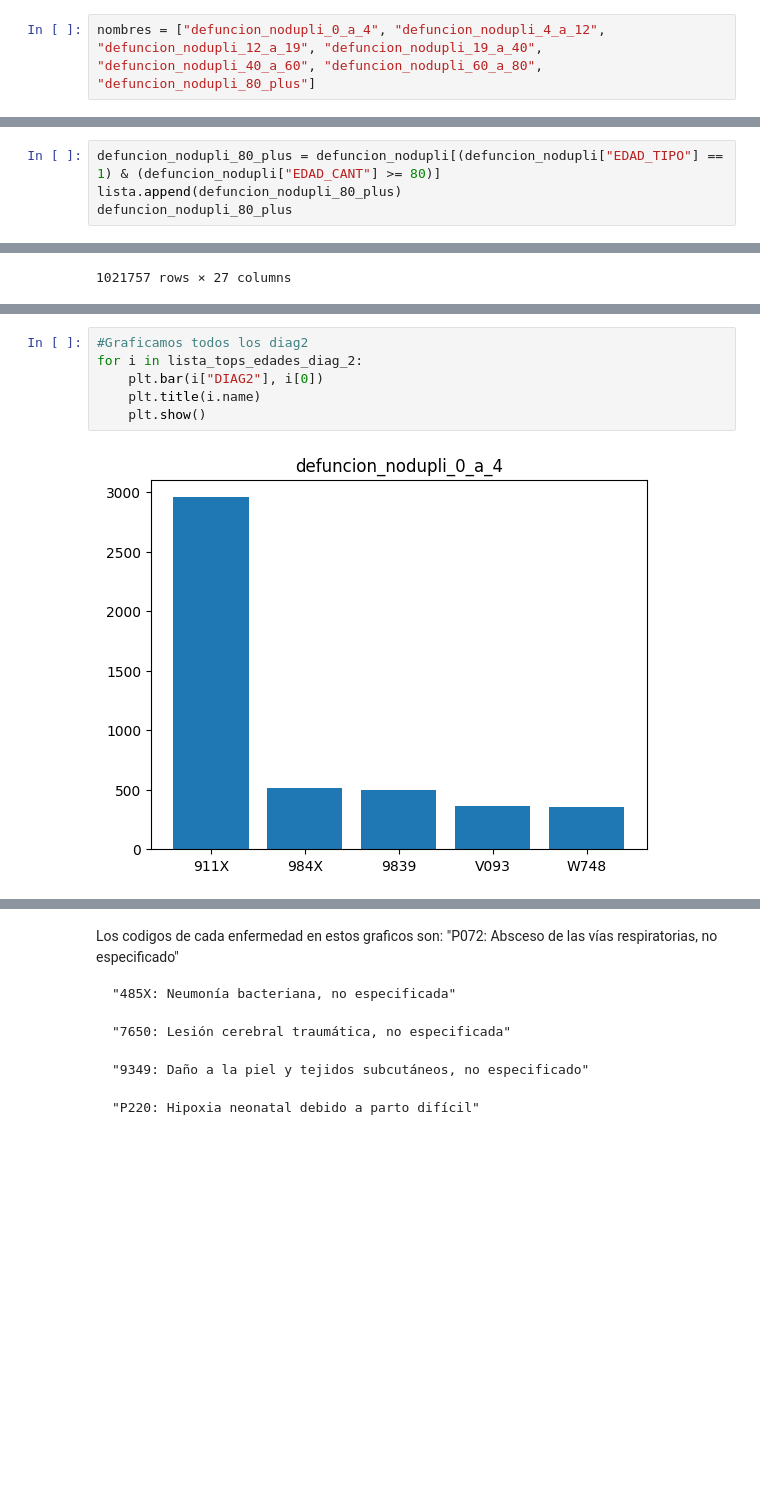
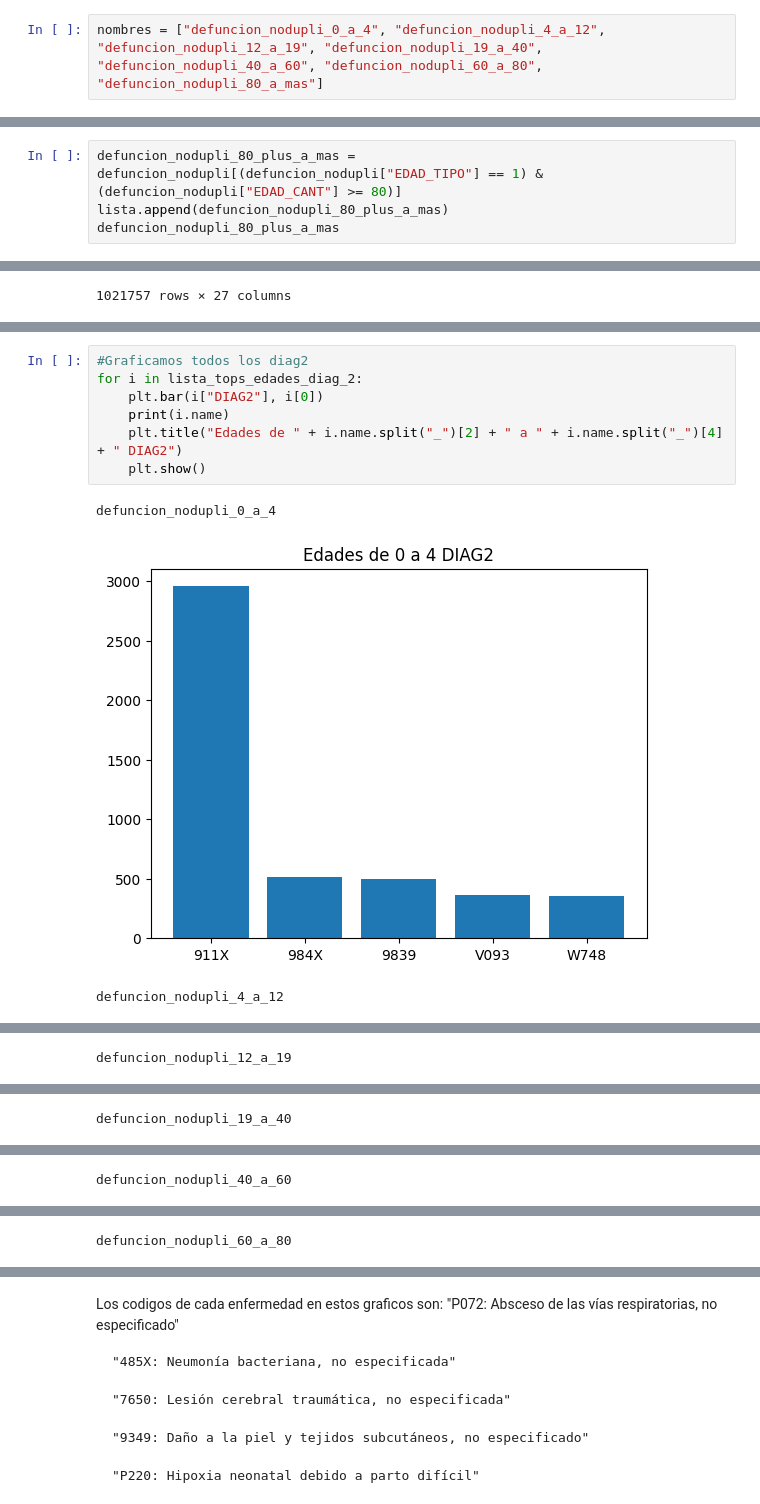
Before and after one commit to siwikiwi/ATDC--imt2200, a Jupyter notebook: proyecto_inicial.ipynb, the cells around one changed output, grey strips where cells are left out. Cells and saved outputs as stored; diff of their text form; blank space fills up the shorter version.

```diff
--- a/proyecto_inicial.ipynb
+++ b/proyecto_inicial.ipynb
@@ -50,7 +50,7 @@ memory usage: 624.1+ MB
 # %%
 lista = []
 # %%
-nombres = ["defuncion_nodupli_0_a_4", "defuncion_nodupli_4_a_12", "defuncion_nodupli_12_a_19", "defuncion_nodupli_19_a_40", "defuncion_nodupli_40_a_60", "defuncion_nodupli_60_a_80", "defuncion_nodupli_80_plus"]
+nombres = ["defuncion_nodupli_0_a_4", "defuncion_nodupli_4_a_12", "defuncion_nodupli_12_a_19", "defuncion_nodupli_19_a_40", "defuncion_nodupli_40_a_60", "defuncion_nodupli_60_a_80", "defuncion_nodupli_80_a_mas"]
 # %%
 #Aca defino todos los dataframe por edades, y los meto en una lista para graficar después
 defuncion_nodupli_0_a_4 = defuncion_nodupli[(defuncion_nodupli["EDAD_TIPO"].isin([4,3,2])) | (defuncion_nodupli["EDAD_CANT"] < 4)]
@@ -161,9 +161,9 @@ defuncion_nodupli_60_a_80
 | 2923219 | 2021 | 2021-01-22 | Hombre | 1.0 | 79 | 4102 | Coquimbo | De Coquimbo | A419 | ... |
 1164095 rows × 27 columns
 # %%
-defuncion_nodupli_80_plus = defuncion_nodupli[(defuncion_nodupli["EDAD_TIPO"] == 1) & (defuncion_nodupli["EDAD_CANT"] >= 80)]
-lista.append(defuncion_nodupli_80_plus)
-defuncion_nodupli_80_plus
+defuncion_nodupli_80_plus_a_mas = defuncion_nodupli[(defuncion_nodupli["EDAD_TIPO"] == 1) & (defuncion_nodupli["EDAD_CANT"] >= 80)]
+lista.append(defuncion_nodupli_80_plus_a_mas)
+defuncion_nodupli_80_plus_a_mas
 # %% [output]
 |  | AÑO | FECHA_DEF | SEXO_NOMBRE | EDAD_TIPO | EDAD_CANT | COD_COMUNA | COMUNA | NOMBRE_REGION | DIAG1 | ... |
 | 13 | 1996 | 1996-05-15 | Hombre | 1.0 | 82 | 9111 | Nueva Imperial | De La Araucanía | 8070 | ... |
@@ -217,8 +217,11 @@ defuncion_nodupli_80_plus
 # %%
 #Graficamos todos los diag2
 for i in lista_tops_edades_diag_2:
     plt.bar(i["DIAG2"], i[0])
-    plt.title(i.name)
+    print(i.name)
+    plt.title("Edades de " + i.name.split("_")[2] + " a " + i.name.split("_")[4] + " DIAG2")
     plt.show()
 # %% [output]
+defuncion_nodupli_0_a_4
-[figure, old version]
+[figure, new version]
+defuncion_nodupli_4_a_12
@@ -225,0 +229 @@ for i in lista_tops_edades_diag_2:
+defuncion_nodupli_12_a_19
@@ -226,0 +231 @@ for i in lista_tops_edades_diag_2:
+defuncion_nodupli_19_a_40
@@ -227,0 +233 @@ for i in lista_tops_edades_diag_2:
+defuncion_nodupli_40_a_60
@@ -228,0 +235 @@ for i in lista_tops_edades_diag_2:
+defuncion_nodupli_60_a_80
```
Also changed, not shown: parts of 4 cells of this notebook.
